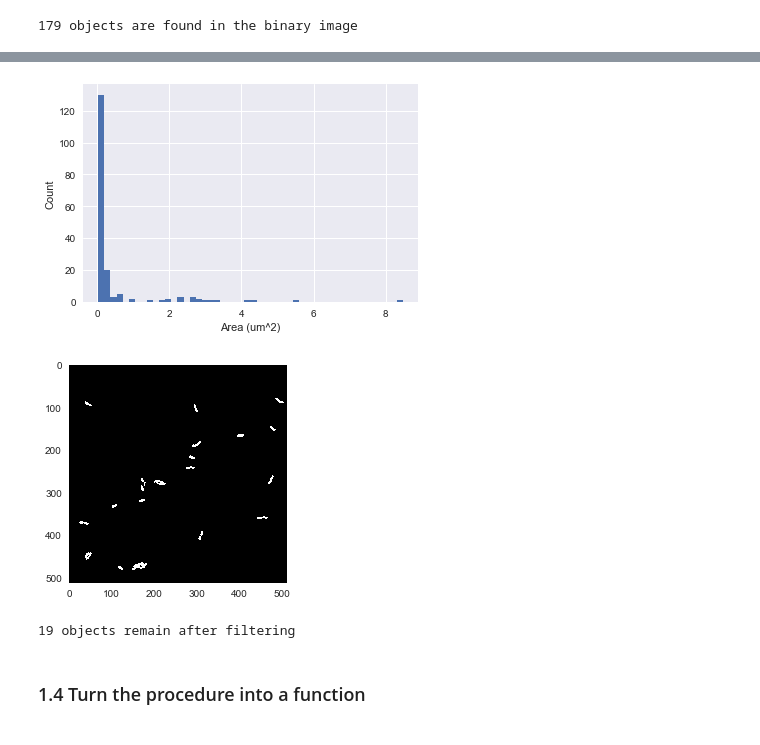
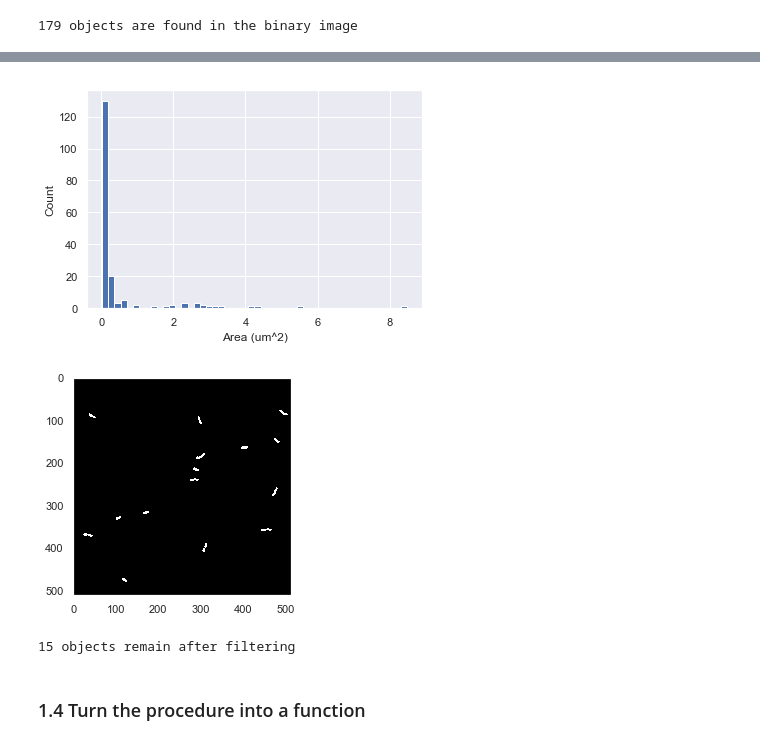
Before and after one commit to RPGroup-PBoC/be262, a Jupyter notebook: code/laci_titration.ipynb, the cells around one changed output, grey strips where cells are left out. Saved outputs shown, nothing was run; the diff lists cells and outputs as text; code cells hidden in the pictures.

```diff
--- a/code/laci_titration.ipynb
+++ b/code/laci_titration.ipynb
@@ -109,26 +109,26 @@ plt.grid('off')
 # %%
 # Length calibration in um/pixel
 pixel_size = 0.16
 
 # List to store area values in um^2
 areas = []
 
 # Obtain the areas of all labeled objects
 props = skimage.measure.regionprops(im_label)
 
 for prop in props:
     areas.append(prop.area * pixel_size**2)
 
 # Take a look at the distribution
 _ = plt.hist(areas, bins = 50)
 plt.xlabel('Area (um^2)')
 plt.ylabel('Count')
 
 # Area bounds
 area_low = 1
-area_high = 10
+area_high = 4
 # %% [output]
-[figure, old version]
+[figure, new version]
 # %%
 # Create a 2d array of zeros
 im_mask = np.zeros_like(im_thresh)
@@ -145,7 +145,7 @@ for prop in props:
 plt.imshow(im_mask)
 plt.grid('off')
 # %% [output]
-[figure, old version]
+[figure, new version]
 # %%
 # Label the remaining objects
 im_mask_label, n_objects_mask = skimage.measure.label(im_mask, return_num = True)
@@ -153,7 +153,7 @@ im_mask_label, n_objects_mask = skimage.measure.label(im_mask, return_num = True
 # Print the number of object after size filtering
 print(str(n_objects_mask) + ' objects remain after filtering')
 # %% [output]
-19 objects remain after filtering
+15 objects remain after filtering
 # %% [markdown]
 ### 1.4 Turn the procedure into a function
 # %%
```
Also changed, not shown: parts of 17 cells of this notebook, 6 other files.
